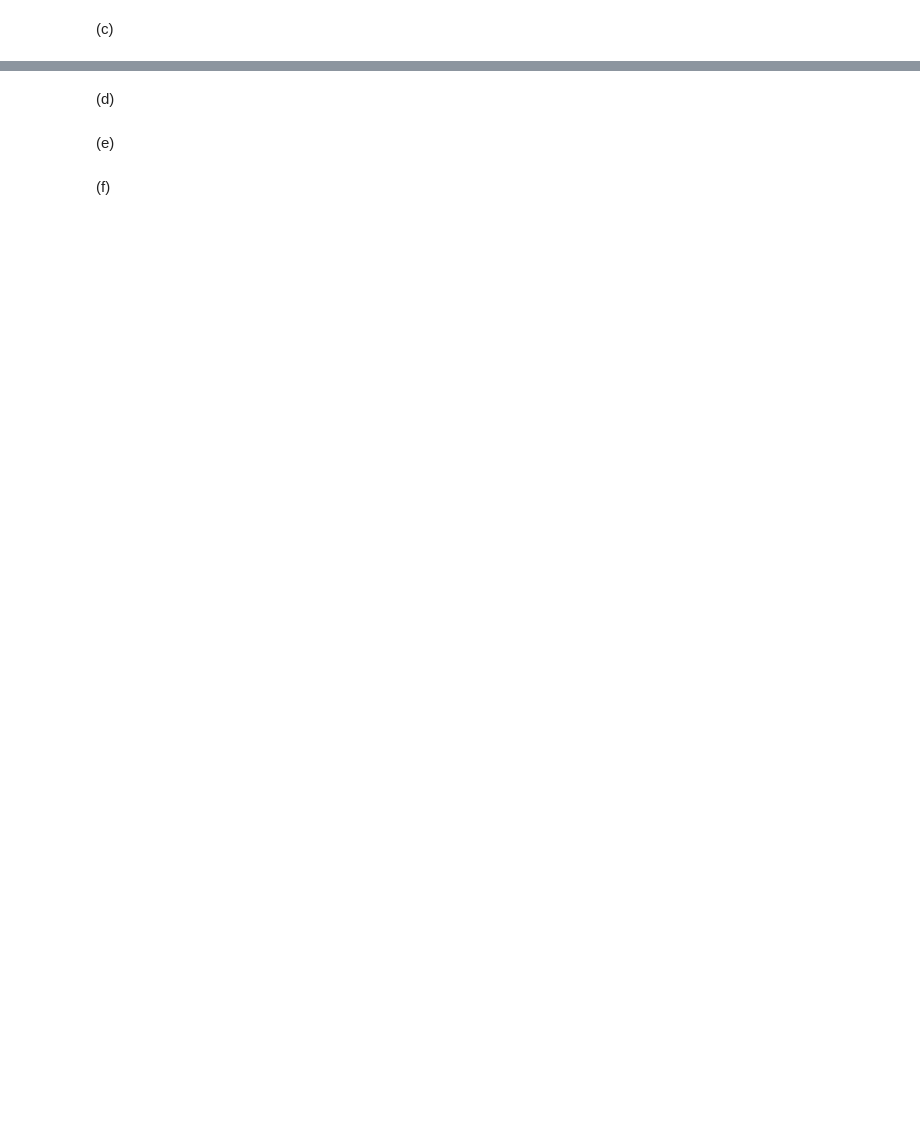
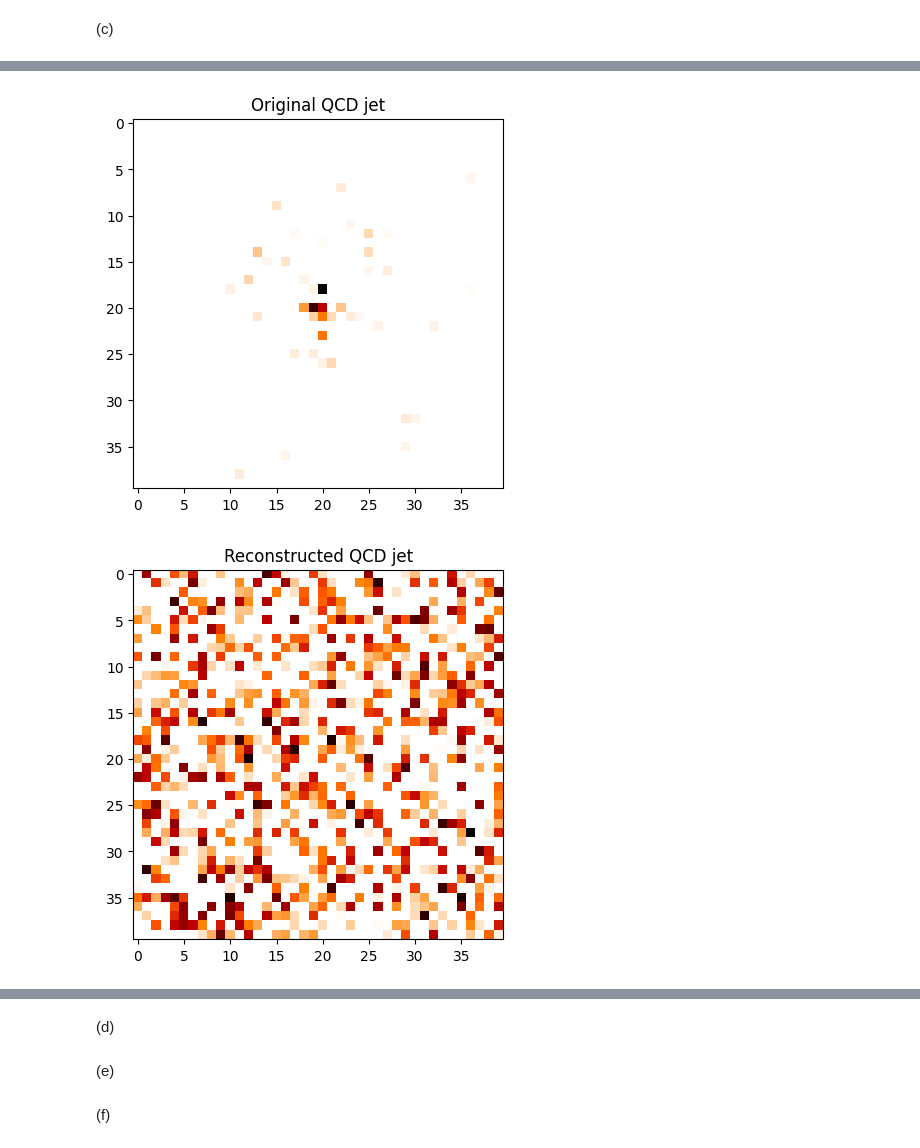
Before and after one commit to S3gmentati0nFault/autoencoders, a Jupyter notebook: sheet08.ipynb, the cells around one changed output, grey strips where cells are left out. Drawn from its saved outputs; the diff is of its cells as text; code cells hidden in the pictures; blank space fills up the shorter version.

```diff
--- a/sheet08.ipynb
+++ b/sheet08.ipynb
@@ -416,0 +402,19 @@ plt.show()
+# %%
+top_jets = final_outputs[ np.where(y_test==1) ]
+qcd_jets = final_outputs[ np.where(y_test==0) ]
+
+plt.imshow(qcd_jets_original[11][0], cmap="gist_heat_r")
+plt.title("Original QCD jet")
+plt.show()
+plt.imshow(qcd_jets[11][0], cmap="gist_heat_r")
+plt.title("Reconstructed QCD jet")
+plt.show()
+plt.imshow(top_jets_original[90][0], cmap="gist_heat_r")
+plt.title("Original TOP jet")
+plt.show()
+plt.imshow(top_jets[90][0], cmap="gist_heat_r")
+plt.title("Reconstructed TOP jet")
+plt.show()
+# %% [output]
+[figure, added]
+[figure, added]
```
Also changed, not shown: parts of 7 cells of this notebook.
